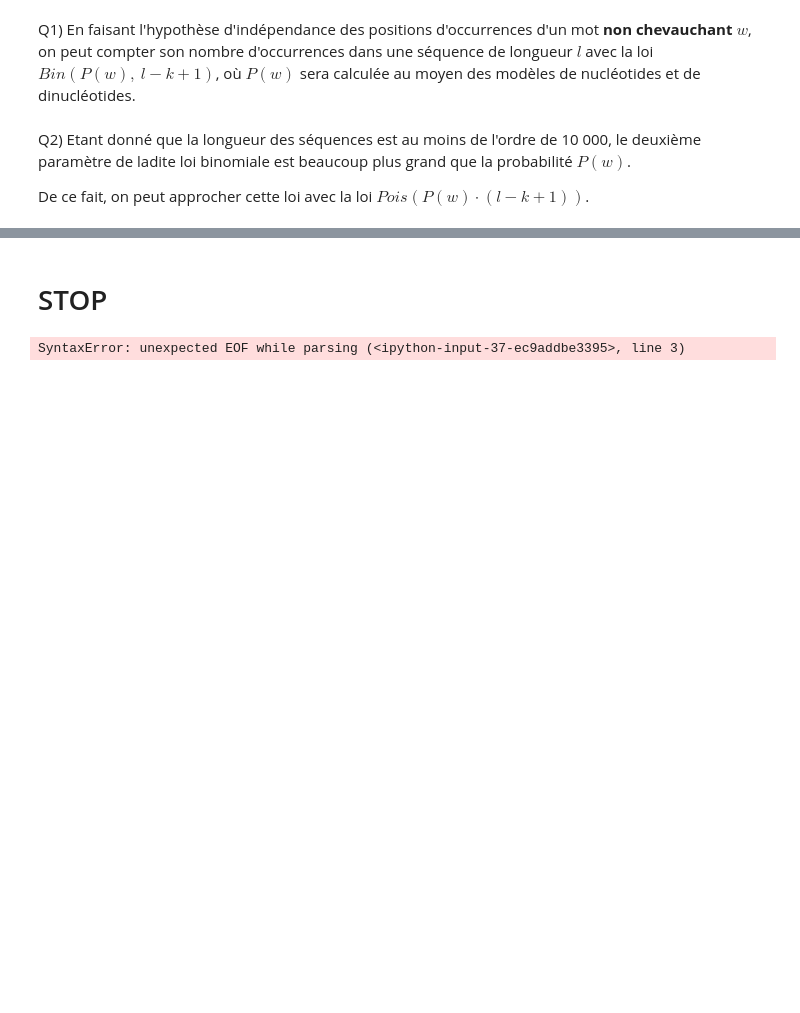
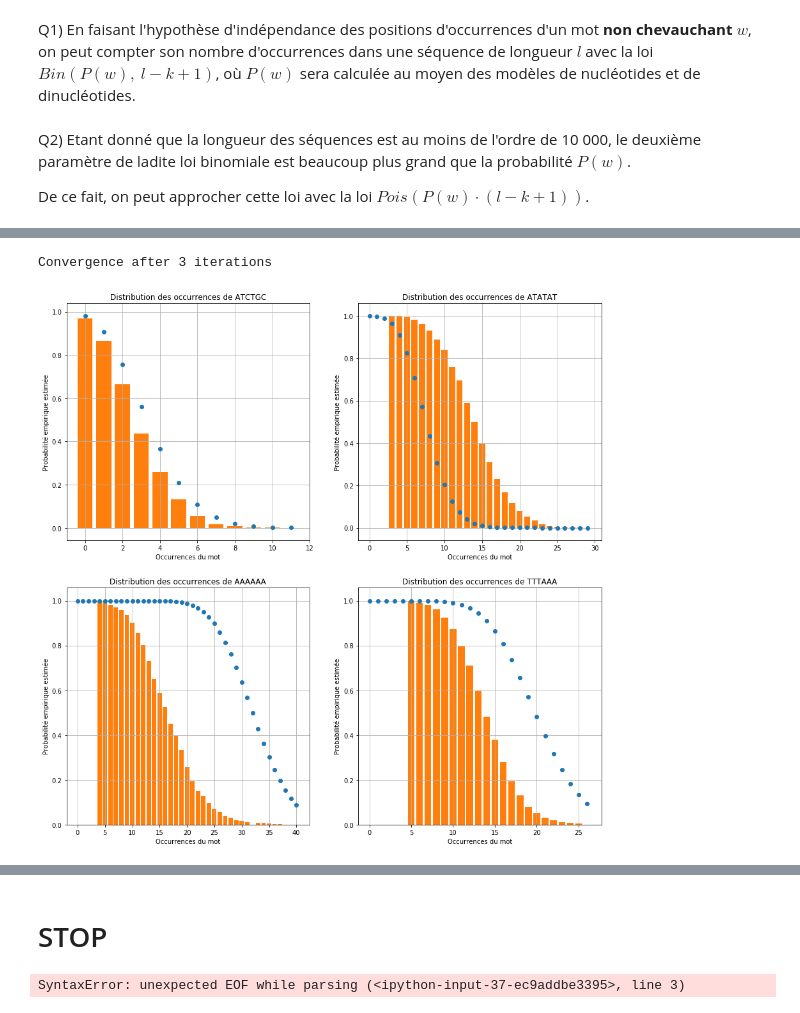
Before and after one commit to hanouticelina/promoter--regions, a Jupyter notebook: results.ipynb, the cells around one changed output, grey strips where cells are left out. Saved outputs shown, nothing was run; the diff lists cells and outputs as text; code cells hidden in the pictures; blank space fills up the shorter version.

```diff
--- a/results.ipynb
+++ b/results.ipynb
@@ -148,0 +138,5 @@ Q5)
+# %%
+project.plot_histogram(chromos_list,probas, 1000)
+# %% [output]
+Convergence after 3 iterations
+[figure, added]
```
Also changed, not shown: parts of 17 cells of this notebook, 5 other files.
